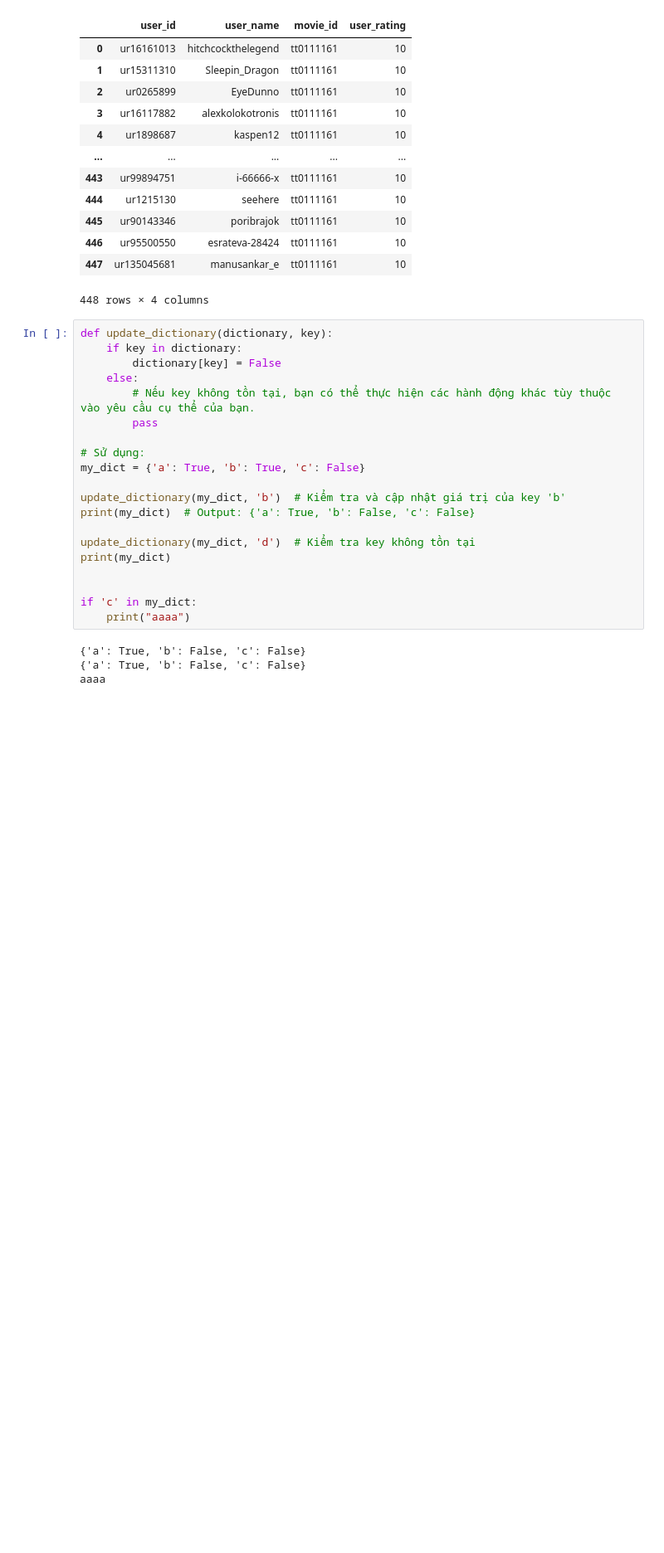
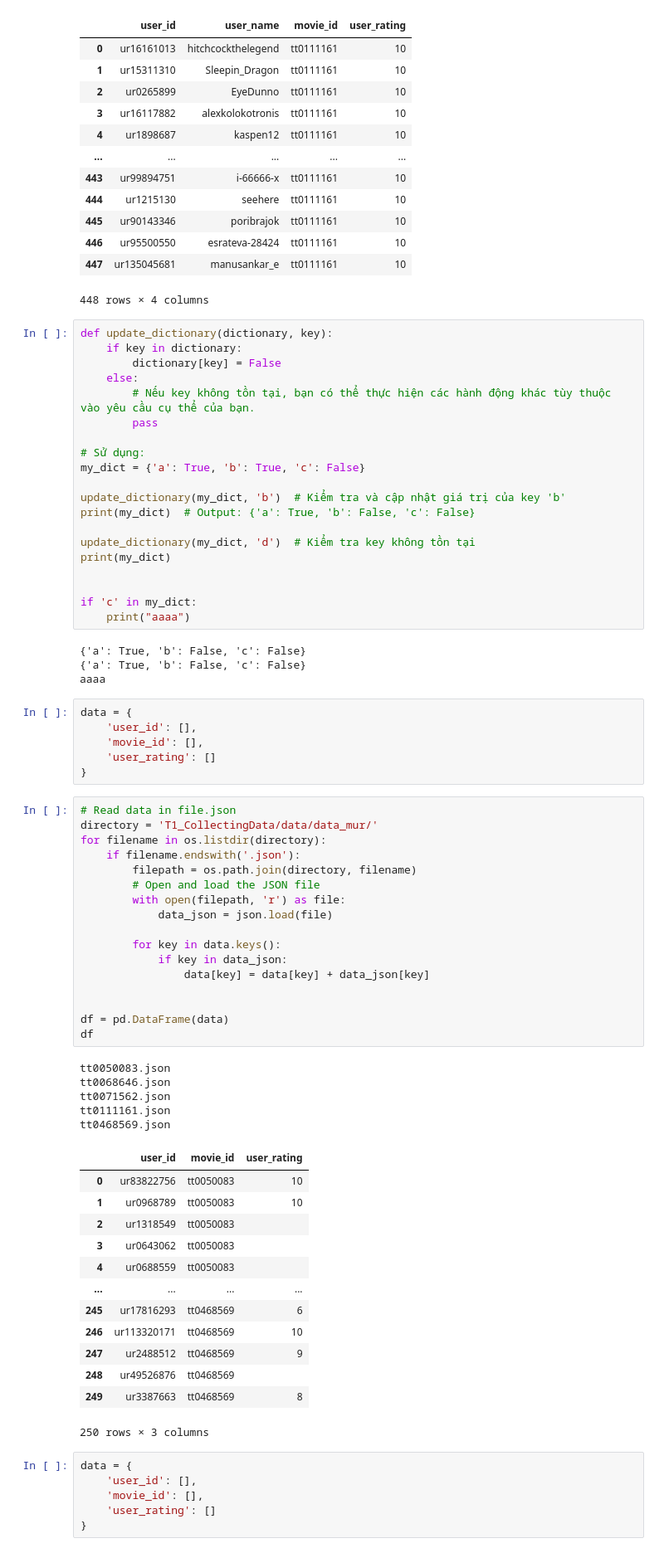
Before and after one commit to HThinhZ/Recommender_System_Project, a Jupyter notebook: test.ipynb, the cells around one changed output. Shown: that part at 83% size. Drawn from its saved outputs; the diff is of its cells as text; blank space fills up the shorter version.

```diff
--- a/test.ipynb
+++ b/test.ipynb
@@ -412,3 +413,51 @@ if 'c' in my_dict:
 {'a': True, 'b': False, 'c': False}
 {'a': True, 'b': False, 'c': False}
 aaaa
+# %%
+data = {
+    'user_id': [],
+    'movie_id': [],
+    'user_rating': []
+}
+# %%
+# Read data in file.json
+directory = 'T1_CollectingData/data/data_mur/'
+for filename in os.listdir(directory):
+    if filename.endswith('.json'):
+        filepath = os.path.join(directory, filename)
+        # Open and load the JSON file
+        with open(filepath, 'r') as file:
+            data_json = json.load(file)
+
+        for key in data.keys():
+            if key in data_json:
+                data[key] = data[key] + data_json[key]
+
+
+df = pd.DataFrame(data)
+df
+# %% [output]
+tt0050083.json
+tt0068646.json
+tt0071562.json
+tt0111161.json
+tt0468569.json
+|  | user_id | movie_id | user_rating |
+| 0 | ur83822756 | tt0050083 | 10 |
+| 1 | ur0968789 | tt0050083 | 10 |
+| 2 | ur1318549 | tt0050083 |  |
+| 3 | ur0643062 | tt0050083 |  |
+| 4 | ur0688559 | tt0050083 |  |
+| ... | ... | ... | ... |
+| 245 | ur17816293 | tt0468569 | 6 |
+| 246 | ur113320171 | tt0468569 | 10 |
+| 247 | ur2488512 | tt0468569 | 9 |
+| 248 | ur49526876 | tt0468569 |  |
+| 249 | ur3387663 | tt0468569 | 8 |
+250 rows × 3 columns
+# %%
+data = {
+    'user_id': [],
+    'movie_id': [],
+    'user_rating': []
+}
```
Also changed, not shown: parts of 3 cells of this notebook, 19 other files.
